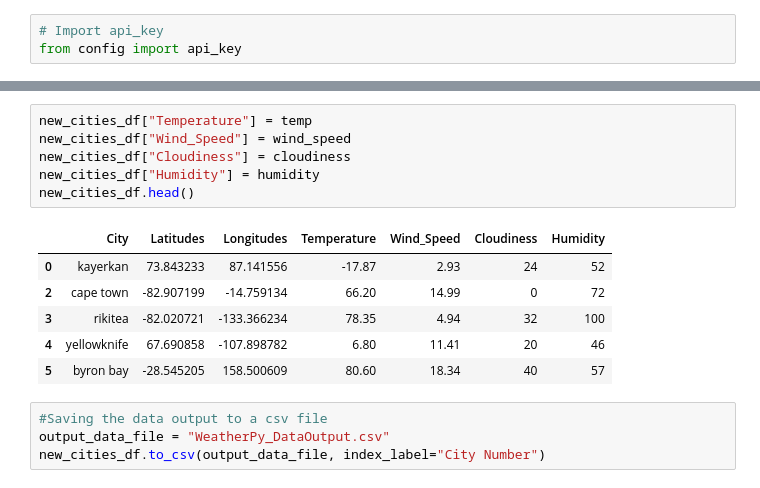
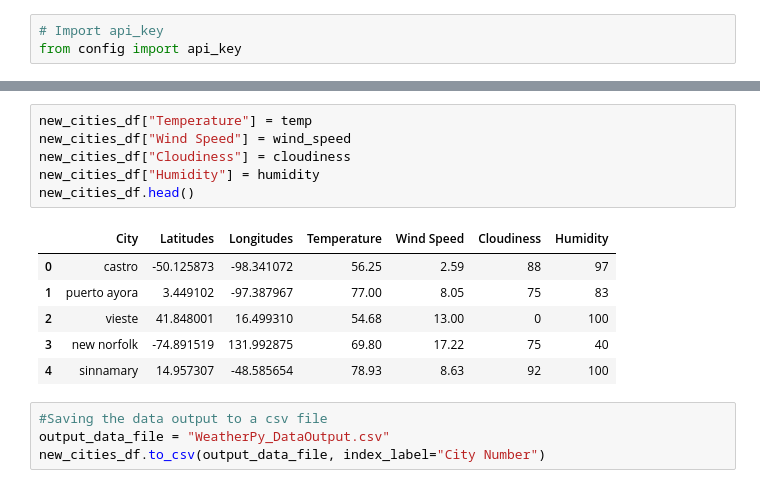
Before and after one commit to malvika/API-challenge, a Jupyter notebook: WeatherAPI.ipynb, the cells around one changed output, grey strips where cells are left out. Drawn from its saved outputs; the diff is of its cells as text.

```diff
--- a/WeatherAPI.ipynb
+++ b/WeatherAPI.ipynb
@@ -107,16 +107,16 @@ http://api.openweathermap.org/data/2.5/weather?q=mananara&units=imperial&appid=2
 # %%
 new_cities_df["Temperature"] = temp
-new_cities_df["Wind_Speed"] = wind_speed
+new_cities_df["Wind Speed"] = wind_speed
 new_cities_df["Cloudiness"] = cloudiness
 new_cities_df["Humidity"] = humidity
 new_cities_df.head()
 # %% [output]
-|  | City | Latitudes | Longitudes | Temperature | Wind_Speed | Cloudiness | Humidity |
-| 0 | kayerkan | 73.843233 | 87.141556 | -17.87 | 2.93 | 24 | 52 |
-| 2 | cape town | -82.907199 | -14.759134 | 66.20 | 14.99 | 0 | 72 |
-| 3 | rikitea | -82.020721 | -133.366234 | 78.35 | 4.94 | 32 | 100 |
-| 4 | yellowknife | 67.690858 | -107.898782 | 6.80 | 11.41 | 20 | 46 |
-| 5 | byron bay | -28.545205 | 158.500609 | 80.60 | 18.34 | 40 | 57 |
+|  | City | Latitudes | Longitudes | Temperature | Wind Speed | Cloudiness | Humidity |
+| 0 | castro | -50.125873 | -98.341072 | 56.25 | 2.59 | 88 | 97 |
+| 1 | puerto ayora | 3.449102 | -97.387967 | 77.00 | 8.05 | 75 | 83 |
+| 2 | vieste | 41.848001 | 16.499310 | 54.68 | 13.00 | 0 | 100 |
+| 3 | new norfolk | -74.891519 | 131.992875 | 69.80 | 17.22 | 75 | 40 |
+| 4 | sinnamary | 14.957307 | -48.585654 | 78.93 | 8.63 | 92 | 100 |
 # %%
 #Saving the data output to a csv file
 output_data_file = "WeatherPy_DataOutput.csv"
```
Also changed, not shown: parts of 7 cells of this notebook, 7 other files.
